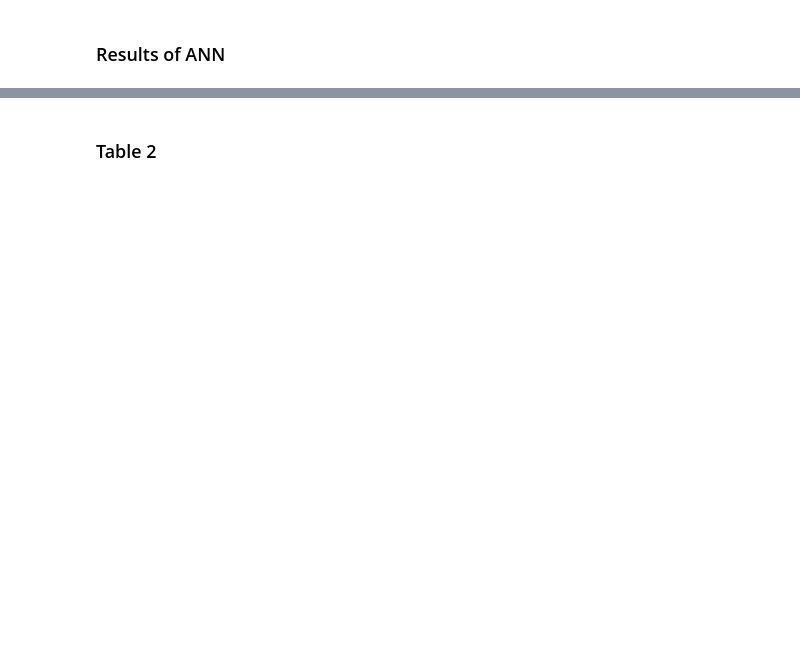
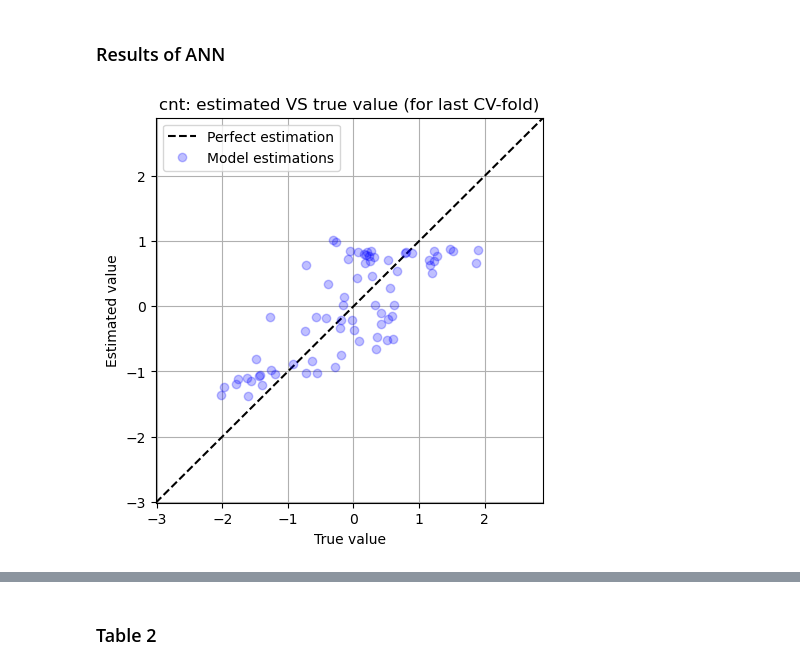
Before and after one commit to yufanana/MachineLearning02450, a Jupyter notebook: Scripts/project2_regression_main_K10.ipynb, the cells around one changed output, grey strips where cells are left out. Saved outputs shown, nothing was run; the diff lists cells and outputs as text; code cells hidden in the pictures; blank space fills up the shorter version.

```diff
--- a/Scripts/project2_regression_main_K10.ipynb
+++ b/Scripts/project2_regression_main_K10.ipynb
@@ -221,7 +223,7 @@ lambdas = np.power(10.,np.linspace(-5,9,100))
 # Define the ANN model structure
 h_values = [2,4,6]
 n_replicates = 1        # number of networks trained in each k-fold
-max_iter = 20000
+max_iter = 500
 
 model = lambda n_hidden_units: torch.nn.Sequential(
                     torch.nn.Linear(M, n_hidden_units), #M features to H hiden units
@@ -247,8 +249,8 @@ Sequential(
 K_outer = 10
 K_inner = 10
 
-cv_outer = model_selection.KFold(K_outer, shuffle=False)
-cv_inner = model_selection.KFold(K_inner, shuffle=False)
+cv_outer = model_selection.KFold(K_outer, shuffle=True)
+cv_inner = model_selection.KFold(K_inner, shuffle=True)
 # %%
 # Initialize variables
 Error_par_lr = np.empty((K_outer,1))
@@ -536,17 +560,19 @@ plt.title('Weights from each fold of Regularized Linear Regression')
 # %%
 plt.figure(figsize=(5,5),num=5)
 y_est = y_test_est.data.numpy().squeeze()
-y_true = y_test.data.numpy().squeeze()
-axis_range = [np.min([y_est, y_true])-1,np.max([y_est, y_true])+1]
+y_true_ann = y_test.data.numpy().squeeze()
+axis_range = [np.min([y_est, y_true_ann])-1,np.max([y_est, y_true_ann])+1]
 plt.plot(axis_range,axis_range,'k--')           # perfect estimation
-plt.plot(y_true, y_est,'ob',alpha=.25)          # ANN estimation
+plt.plot(y_true_ann, y_est,'ob',alpha=.25)          # ANN estimation
 plt.legend(['Perfect estimation','Model estimations'])
 plt.title('cnt: estimated VS true value (for last CV-fold)')
 plt.ylim(axis_range)
 plt.xlim(axis_range)
 plt.xlabel('True value')
 plt.ylabel('Estimated value')
 plt.grid()
+# %% [output]
+[figure, added]
 # %%
 # Diagram of best neural net in last outer fold
 weights = [net[i].weight.data.numpy().T for i in [0,2]]
```
Also changed, not shown: parts of 14 cells of this notebook.
